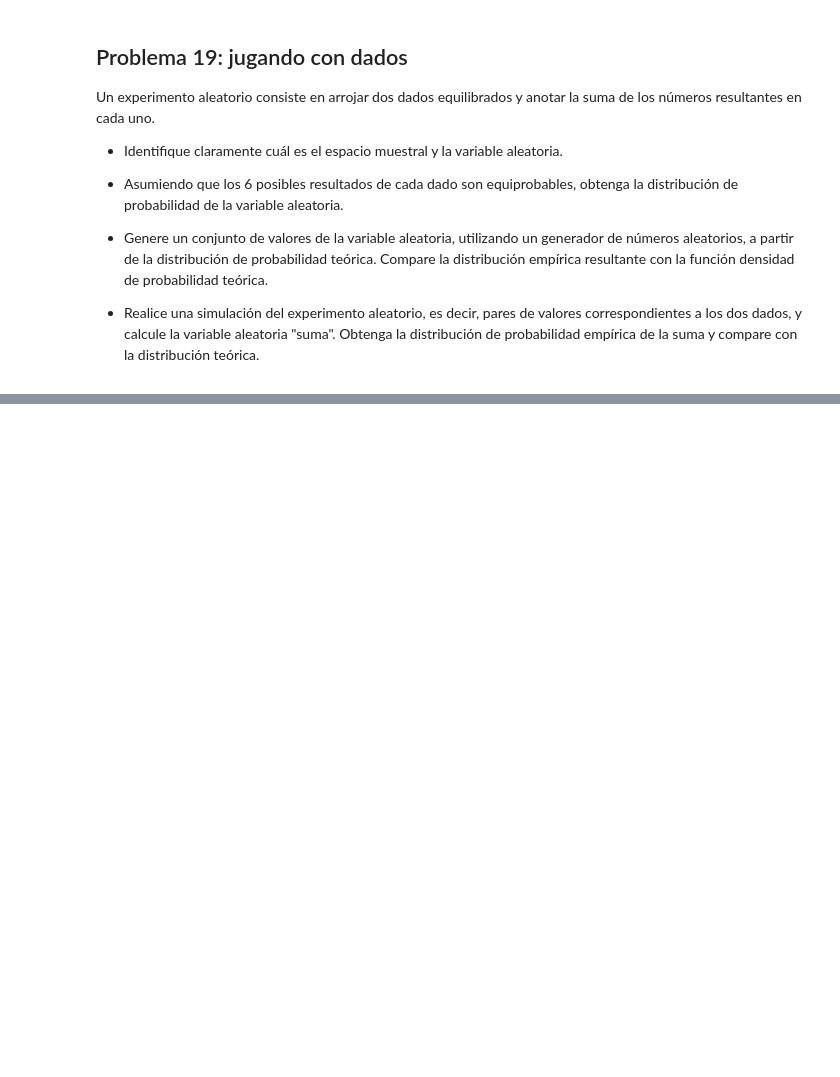
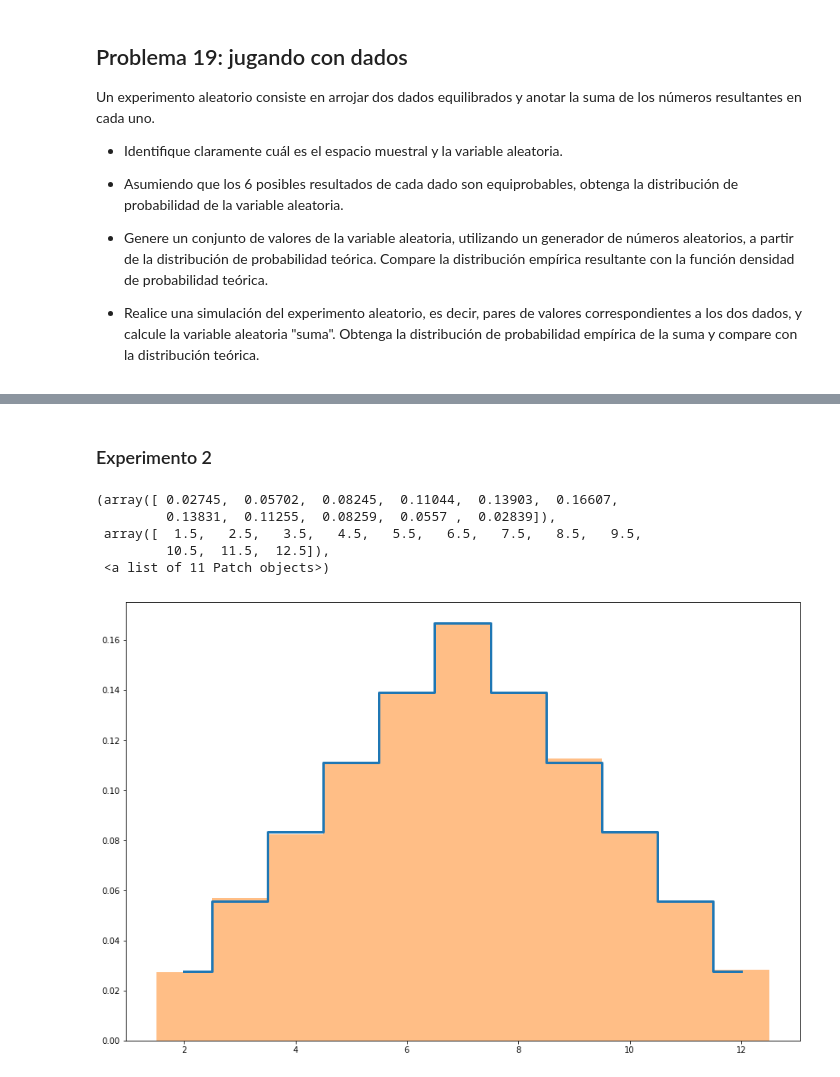
Before and after one commit to masgro/Astrostatistics, a Jupyter notebook: Practico1.ipynb, the cells around one changed output, grey strips where cells are left out. Cells and saved outputs as stored; diff of their text form; code cells hidden in the pictures; blank space fills up the shorter version.

```diff
--- a/Practico1.ipynb
+++ b/Practico1.ipynb
@@ -160,0 +187,22 @@ Un experimento aleatorio consiste en arrojar dos dados equilibrados y anotar la
+# %% [markdown]
+### Experimento 2
+# %%
+dado = [1,2,3,4,5,6]
+x = np.array([])
+
+size = 100000
+for i in range(size):
+    dado1 = np.random.choice(dado)
+    dado2 = np.random.choice(dado)
+    x = np.append(x,dado1+dado2)
+
+plt.step(suma,prob,where='mid',lw=3)
+
+plt.hist(x,bins=bins,normed=True,align='mid',alpha=0.5)
+# %% [output]
+(array([ 0.02745,  0.05702,  0.08245,  0.11044,  0.13903,  0.16607,
+         0.13831,  0.11255,  0.08259,  0.0557 ,  0.02839]),
+ array([  1.5,   2.5,   3.5,   4.5,   5.5,   6.5,   7.5,   8.5,   9.5,
+         10.5,  11.5,  12.5]),
+ <a list of 11 Patch objects>)
+[figure, added]
```
Also changed, not shown: parts of 10 cells of this notebook.
